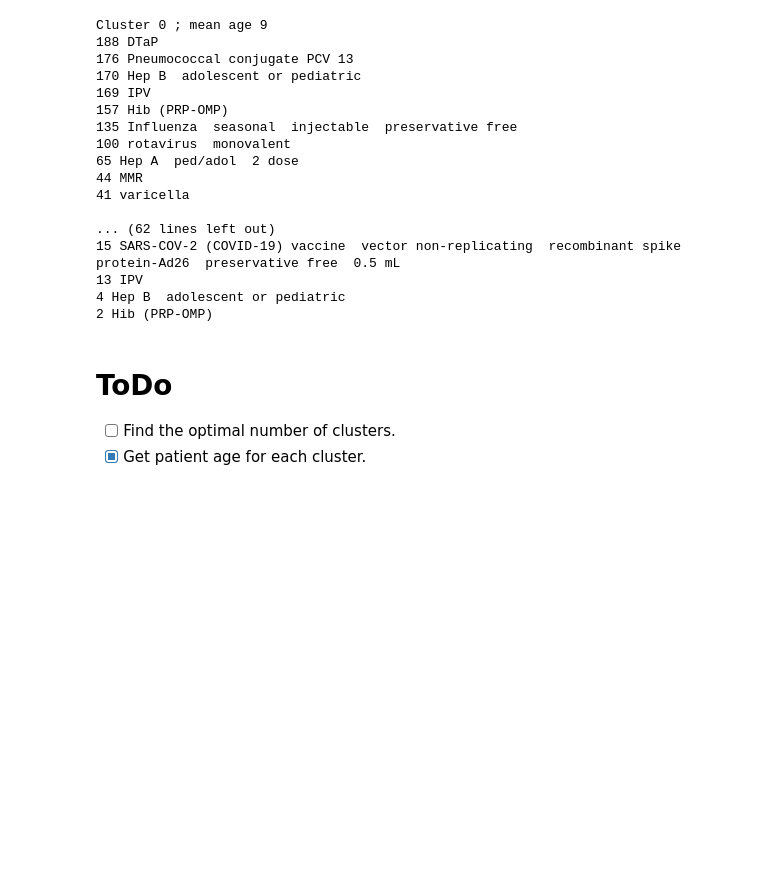
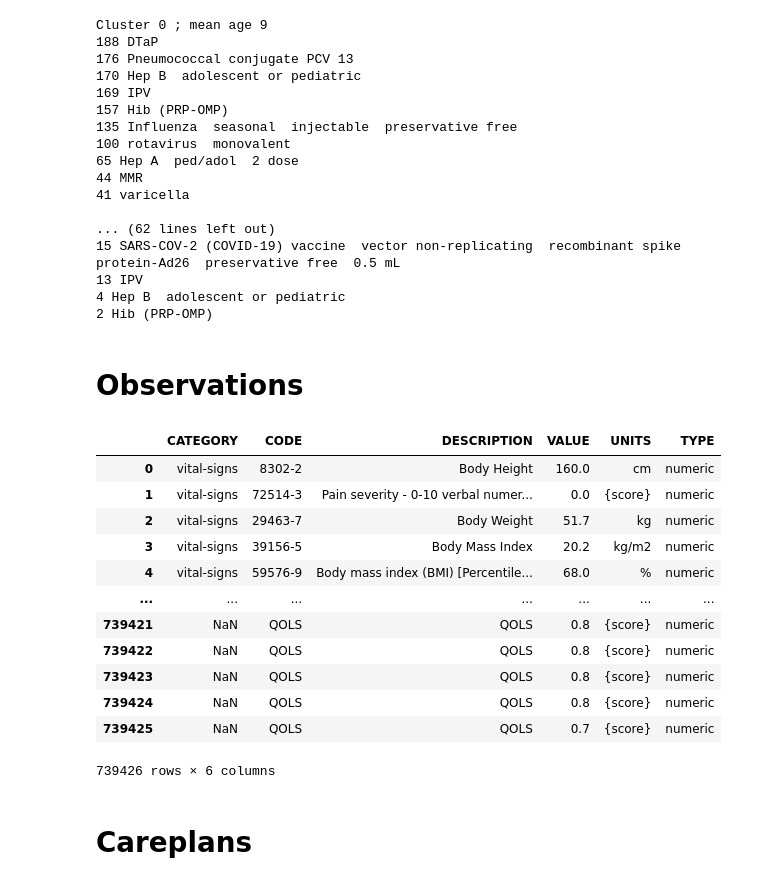
Before and after one commit to bsenst/dtc-de-2023, a Jupyter notebook: notebooks/eda-synthea-dataset.ipynb, the cells around one changed output. Cells and saved outputs as stored; diff of their text form; code cells hidden in the pictures; blank space fills up the shorter version.

```diff
--- a/notebooks/eda-synthea-dataset.ipynb
+++ b/notebooks/eda-synthea-dataset.ipynb
@@ -292,7 +351,23 @@ Cluster 0 ; mean age 9
 13 IPV
 4 Hep B  adolescent or pediatric
 2 Hib (PRP-OMP)
-# %% [markdown]
-# ToDo
-- [ ] Find the optimal number of clusters.
-- [X] Get patient age for each cluster.
+# %% [markdown]
+# Observations
+# %%
+df_dict["observations"][['CATEGORY', 'CODE', 'DESCRIPTION','VALUE', 'UNITS', 'TYPE']]
+# %% [output]
+|  | CATEGORY | CODE | DESCRIPTION | VALUE | UNITS | TYPE |
+| 0 | vital-signs | 8302-2 | Body Height | 160.0 | cm | numeric |
+| 1 | vital-signs | 72514-3 | Pain severity - 0-10 verbal numer... | 0.0 | {score} | numeric |
+| 2 | vital-signs | 29463-7 | Body Weight | 51.7 | kg | numeric |
+| 3 | vital-signs | 39156-5 | Body Mass Index | 20.2 | kg/m2 | numeric |
+| 4 | vital-signs | 59576-9 | Body mass index (BMI) [Percentile... | 68.0 | % | numeric |
+| ... | ... | ... | ... | ... | ... | ... |
+| 739421 | NaN | QOLS | QOLS | 0.8 | {score} | numeric |
+| 739422 | NaN | QOLS | QOLS | 0.8 | {score} | numeric |
+| 739423 | NaN | QOLS | QOLS | 0.8 | {score} | numeric |
+| 739424 | NaN | QOLS | QOLS | 0.8 | {score} | numeric |
+| 739425 | NaN | QOLS | QOLS | 0.7 | {score} | numeric |
+739426 rows × 6 columns
+# %% [markdown]
+# Careplans
```
Also changed, not shown: parts of 34 cells of this notebook.
